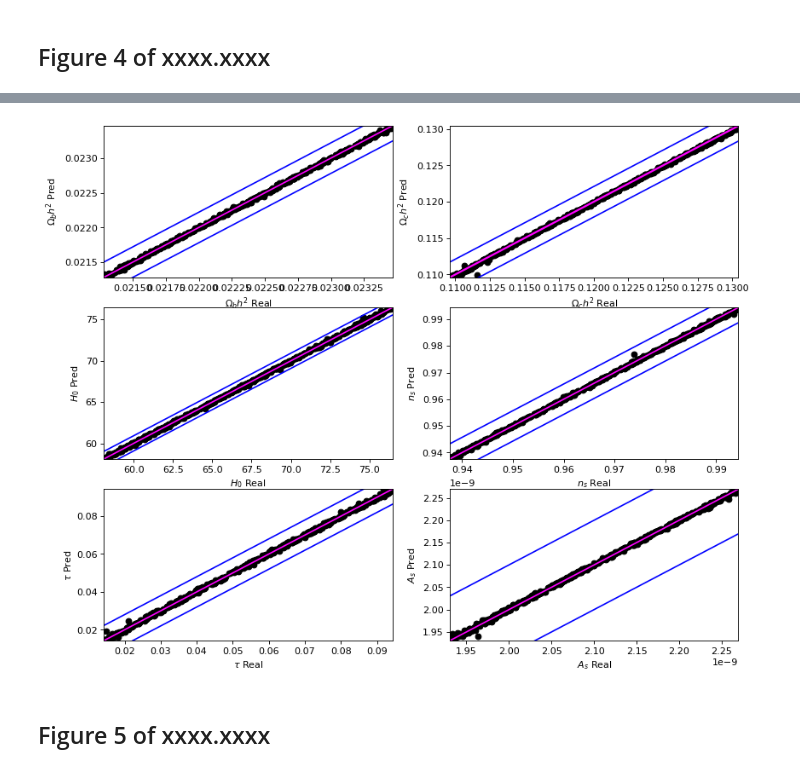
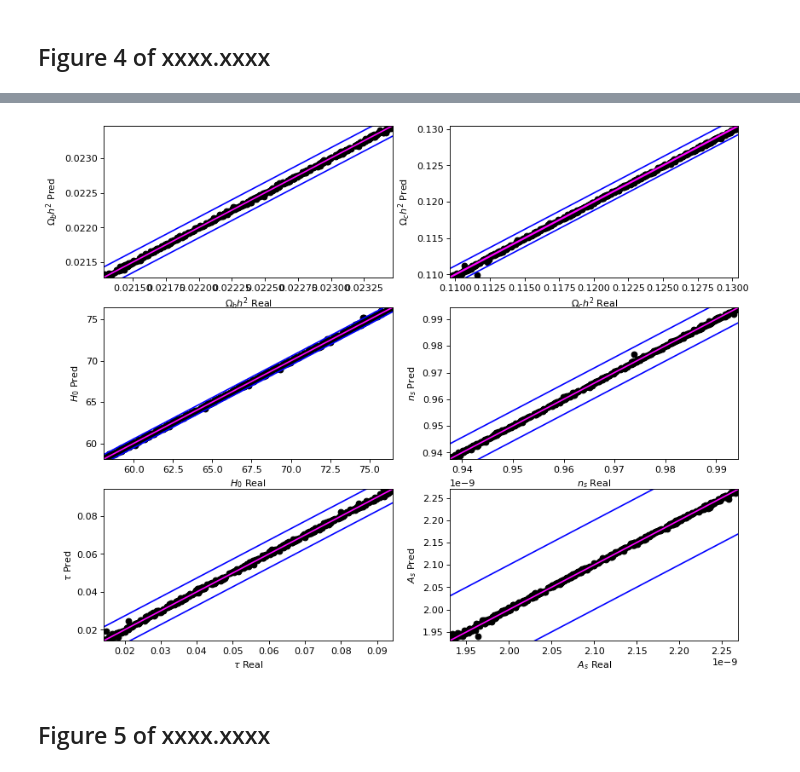
Before and after one commit to Martindelosrios/cosmic-kite, a Jupyter notebook: Examples/Figures.ipynb, the cells around one changed output, grey strips where cells are left out. Drawn from its saved outputs; the diff is of its cells as text; code cells hidden in the pictures.

```diff
--- a/Examples/Figures.ipynb
+++ b/Examples/Figures.ipynb
@@ -146,8 +141,8 @@ ind = np.argmax(np.abs(y_testset[:,0] - pars_pred[:,0]))
 plt.scatter(y_testset[:,0],  pars_pred[:,0], color = 'black')
 x = np.linspace(np.min(y_testset[:,0]), np.max(y_testset[:,0]), 100)
 plt.plot(x, x, color = 'magenta')
-plt.plot(x, (x+0.00022), color = 'blue')
-plt.plot(x, (x-0.00022), color = 'blue')
+plt.plot(x, (x+0.00015), color = 'blue')
+plt.plot(x, (x-0.00015), color = 'blue')
 plt.xlim(np.min(y_testset[:,0]), np.max(y_testset[:,0]))
 plt.ylim(np.min(y_testset[:,0]), np.max(y_testset[:,0]))
 plt.xlabel(r'$\Omega_{b}h^{2}$ Real')
@@ -160,8 +155,8 @@ ind = np.argmax(np.abs(y_testset[:,1]- pars_pred[:,1]))
 plt.scatter(y_testset[:,1], pars_pred[:,1], color = 'black')
 x = np.linspace(np.min(y_testset[:,1]), np.max(y_testset[:,1]), 100)
 plt.plot(x, x, color = 'magenta', linewidth = 2)
-plt.plot(x, (x+0.0021), color = 'blue')
-plt.plot(x, (x-0.0021), color = 'blue')
+plt.plot(x, (x+0.0012), color = 'blue')
+plt.plot(x, (x-0.0012), color = 'blue')
 plt.xlim(np.min(y_testset[:,1]), np.max(y_testset[:,1]))
 plt.ylim(np.min(y_testset[:,1]), np.max(y_testset[:,1]))
 plt.xlabel(r'$\Omega_{c}h^{2}$ Real')
@@ -174,8 +169,8 @@ ind = np.argmax(np.abs(y_testset[:,2]- pars_pred[:,2]))
 plt.scatter(y_testset[:,2], pars_pred[:,2], color = 'black')
 x = np.linspace(np.min(y_testset[:,2]), np.max(y_testset[:,2]), 100)
 plt.plot(x, x, color = 'magenta')
-plt.plot(x, (x+0.92), color = 'blue')
-plt.plot(x, (x-0.92), color = 'blue')
+plt.plot(x, (x+0.54), color = 'blue')
+plt.plot(x, (x-0.54), color = 'blue')
 plt.xlim(np.min(y_testset[:,2]), np.max(y_testset[:,2]))
 plt.ylim(np.min(y_testset[:,2]), np.max(y_testset[:,2]))
 plt.xlabel(r'$H_{0}$ Real')
@@ -191,38 +186,36 @@ plt.plot(x, (x+0.0057), color = 'blue')
 plt.plot(x, (x-0.0057), color = 'blue')
 plt.xlim(np.min(y_testset[:,3]), np.max(y_testset[:,3]))
 plt.ylim(np.min(y_testset[:,3]), np.max(y_testset[:,3]))
 plt.xlabel(r'$n_{s}$ Real')
 plt.ylabel(r'$n_{s}$ Pred')
 
 plt.subplot(3,2,5)
 
 ind = np.argmax(np.abs(y_testset[:,4]- pars_pred[:,4]))
 plt.scatter(y_testset[:,4], pars_pred[:,4], color = 'black')
 x = np.linspace(np.min(y_testset[:,4]), np.max(y_testset[:,4]), 100)
 plt.plot(x, x, color = 'magenta')
-plt.plot(x, (x+0.008), color = 'blue')
-plt.plot(x, (x-0.008), color = 'blue')
+plt.plot(x, (x+0.0073), color = 'blue')
+plt.plot(x, (x-0.0073), color = 'blue')
 plt.xlim(np.min(y_testset[:,4]), np.max(y_testset[:,4]))
 plt.ylim(np.min(y_testset[:,4]), np.max(y_testset[:,4]))
 plt.xlabel(r'$\tau$ Real')
 plt.ylabel(r'$\tau$ Pred')
 
 plt.subplot(3,2,6)
 
 ind = np.argmax(np.abs(y_testset[:,5]- pars_pred[:,5]))
 plt.scatter(y_testset[:,5], pars_pred[:,5], color = 'black')
 x = np.linspace(np.min(y_testset[:,5]), np.max(y_testset[:,5]), 100)
 plt.plot(x, x, color = 'magenta')
 plt.plot(x, (x+1e-10), color = 'blue')
 plt.plot(x, (x-1e-10), color = 'blue')
 plt.xlim(np.min(y_testset[:,5]), np.max(y_testset[:,5]))
 plt.ylim(np.min(y_testset[:,5]), np.max(y_testset[:,5]))
 plt.xlabel(r'$A_{s}$ Real')
 plt.ylabel(r'$A_{s}$ Pred')
-
-plt.savefig('/content/drive/My Drive/Colab Notebooks/cosmo_par/cosmic-kite/scatter_results.pdf')
 # %% [output]
-[figure, old version]
+[figure, new version]
 # %% [markdown]
 ## Figure 5 of xxxx.xxxx
 # %%
```
Also changed, not shown: parts of 14 cells of this notebook.
